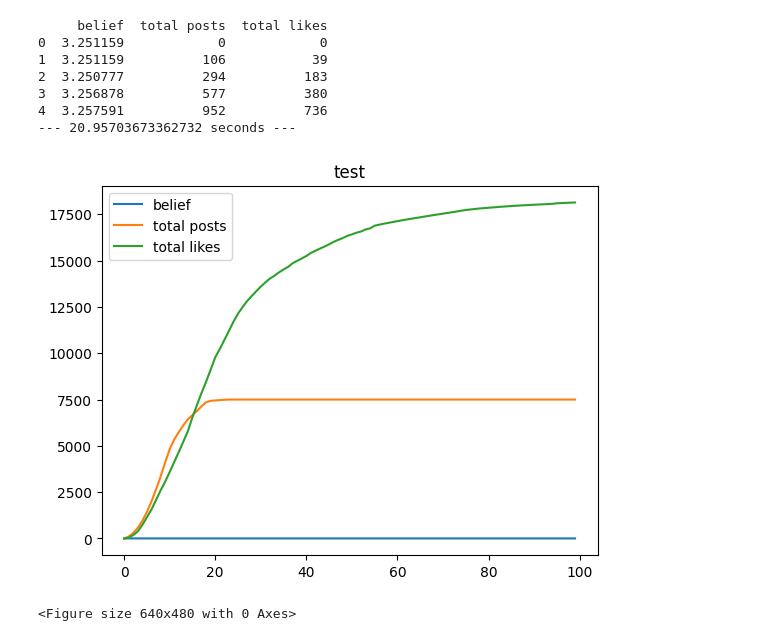
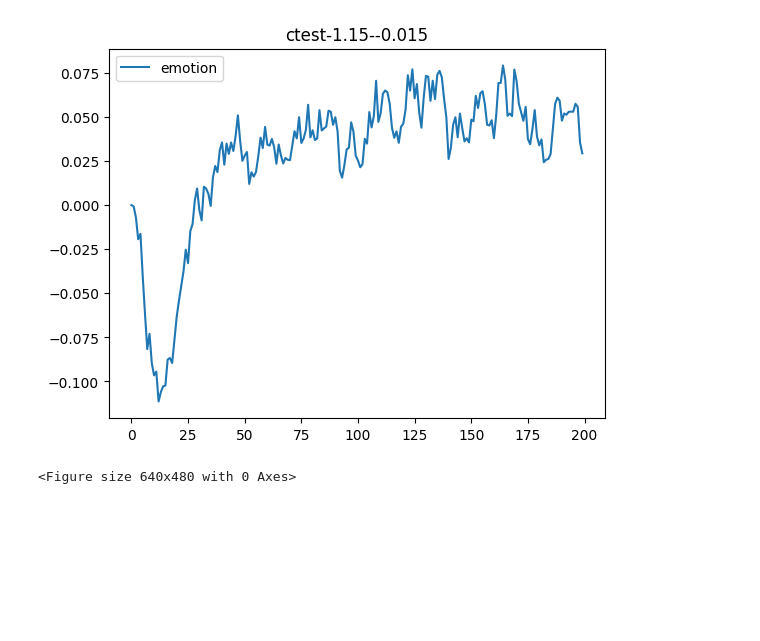
Before and after one commit to rschen5/SimulatingSocialNetworks, a Jupyter notebook: v2.ipynb, the cells around one changed output. Cells and saved outputs as stored; diff of their text form; code cells hidden in the pictures; blank space fills up the shorter version.

Commit message:
added emotions

```diff
--- a/v2.ipynb
+++ b/v2.ipynb
@@ -19,13 +19,6 @@ import os
 # utility functions
 
 def generate_from_normal(mean, sd, size, low=0, upp=1):
-  # TODO: change distribution?
-#     print((low - mean), (upp - mean), mean, sd)
-    if sd == 0:
-#         print(sd, mean)
-        sd = 0.001
-#     return ss.truncnorm.rvs(
-#         (low - mean) / sd, (upp - mean) / sd, loc=mean, scale=sd, size=size)
     out = np.random.normal(mean, sd, size)
     return [fix_range(a, low, upp) for a in out]
 
@@ -502,34 +661,33 @@ def reset_default():
 # %%
 # Default Model Run
 import time
 
 start_time = time.time()
 reset_default()
 
-model = SocialModel(POPULATION, WIDTH, HEIGHT, AGREEABLENESS, EMOTIONS, BELIEFS, ACTIVITY_LEVEL, FALSE_EXPOSURE, EXPLORATION, STABILITY)
-for i in range(NUM_STEP):
-    model.step()
-#     for key in POSTS.keys():
-#         print(len(POSTS[key]))
-df = model.datacollector.get_model_vars_dataframe()
-print(df.head())
-title = "test"
-#     covid_df.to_csv("data/"+title+".csv", index=False)
-plot = df.plot(title=title)
-fig = plt.figure()
-fig = plot.get_figure()
-print("--- %s seconds ---" % (time.time() - start_time))
-# fig.savefig("images/" + title+".png")
+for a in [1.15]:
+    for b in [-0.015]:
+        FAKE_THRESHOLD = a
+        # how much seeing fake news impact user
+        FAKE_EMOTION_CHANGE = b
+
+        model = SocialModel(POPULATION, WIDTH, HEIGHT, AGREEABLENESS, FIELD, E, N, EMOTIONS, BELIEFS, ACTIVITY_LEVEL, FALSE_EXPOSURE, EXPLORATION, STABILITY)
+        for i in range(NUM_STEP):
+            model.step()
+        #     for key in POSTS.keys():
+        #         print(len(POSTS[key]))
+        df = model.datacollector.get_model_vars_dataframe()
+    #     print(df.head())
+        title = "ctest-"+str(a)+'-'+str(b)
+        #     covid_df.to_csv("data/"+title+".csv", index=False)
+        plot = df.plot(title=title)
+        fig = plt.figure()
+        fig = plot.get_figure()
+#     print("--- %s seconds ---" % (time.time() - start_time))
+        fig.savefig("images/" + title+".png")
 # %% [output]
+[figure, new version]
-     belief  total posts  total likes
-0  3.251159            0            0
-1  3.251159          106           39
-2  3.250777          294          183
-3  3.256878          577          380
-4  3.257591          952          736
---- 20.95703673362732 seconds ---
+<Figure size 640x480 with 0 Axes>
-[figure, old version]
-<Figure size 640x480 with 0 Axes>
 # %%
 keys = TOP_POSTS.keys()
 # for key in keys:
```
Also changed, not shown: parts of 6 cells of this notebook, 1 other file.
